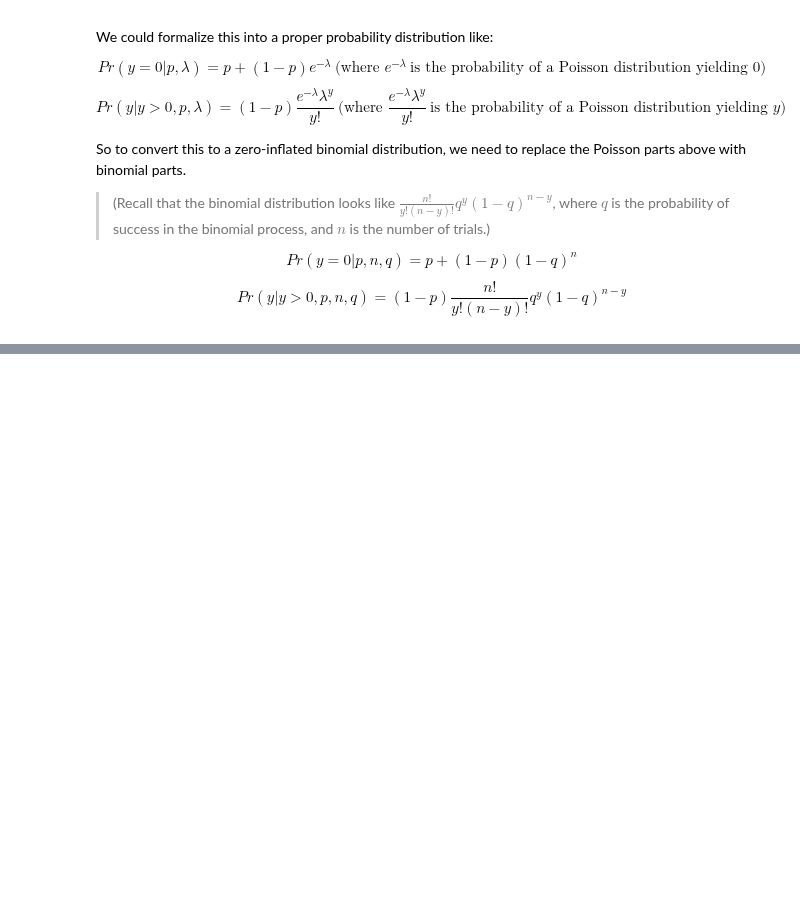
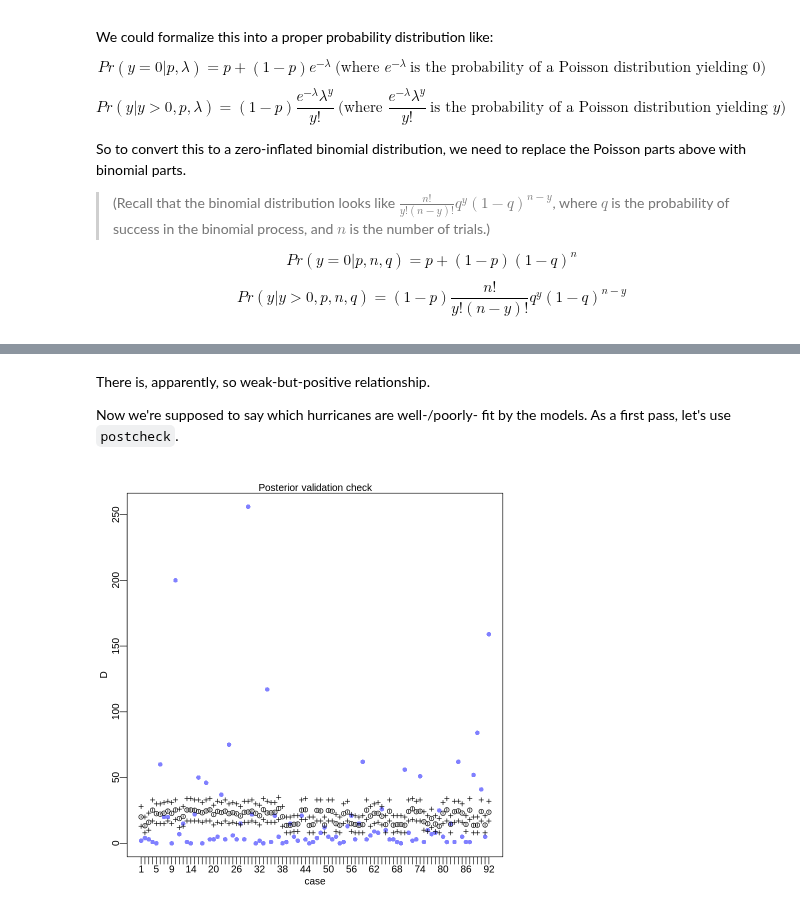
Before and after one commit to nicklausmillican/StatisticalRethinkingIISolutions, a Jupyter notebook: StatisticalRethinkingSolutions2_Ch12.ipynb, the cells around one changed output, grey strips where cells are left out. Cells and saved outputs as stored; diff of their text form; code cells hidden in the pictures; blank space fills up the shorter version.

```diff
--- a/StatisticalRethinkingSolutions2_Ch12.ipynb
+++ b/StatisticalRethinkingSolutions2_Ch12.ipynb
@@ -450,0 +468,6 @@ $$Pr(y|y>0, p, n, q) = (1-p) \frac{n!}{y!(n-y)!} q^y (1-q)^{n-y}$$
+# %%
+data(Hurricanes)
+?Hurricanes
+
+d <- Hurricanes
+head(d)
@@ -450,0 +488,26 @@ $$Pr(y|y>0, p, n, q) = (1-p) \frac{n!}{y!(n-y)!} q^y (1-q)^{n-y}$$
+# %%
+dlist <- list(D = d$deaths,
+              F = d$femininity)
+
+m0 <- ulam(
+  alist(
+    D ~ dpois(lambda),
+      log(lambda) <- a,
+        a ~ dnorm(0,1)
+), data=dlist,
+   chains=4,
+   cores=4,
+   iter=1000,
+   log_lik=TRUE)
+
+mF <- ulam(
+  alist(
+    D ~ dpois(lambda),
+      log(lambda) <- a + bF*F,
+        a ~ dnorm(0,1),
+        bF ~ dnorm(0,1)
+), data=dlist,
+   chains=4,
+   cores=4,
+   iter=1000,
+   log_lik=TRUE)
@@ -450,0 +547,8 @@ $$Pr(y|y>0, p, n, q) = (1-p) \frac{n!}{y!(n-y)!} q^y (1-q)^{n-y}$$
+# %% [markdown]
+There is, apparently, so weak-but-positive relationship.
+
+Now we're supposed to say which hurricanes are well-/poorly- fit by the models.  As a first pass, let's use `postcheck`.
+# %%
+postcheck(mF, window=nrow(d))
+# %% [output]
+[figure, added]
```
Also changed, not shown: parts of 16 cells of this notebook.
